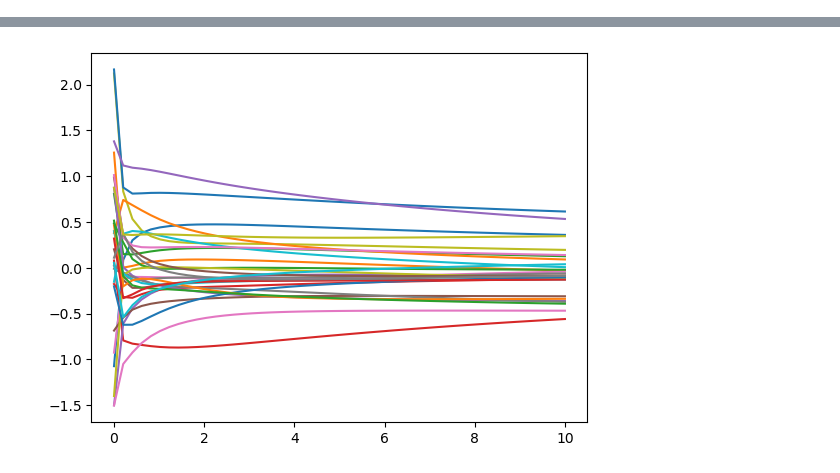
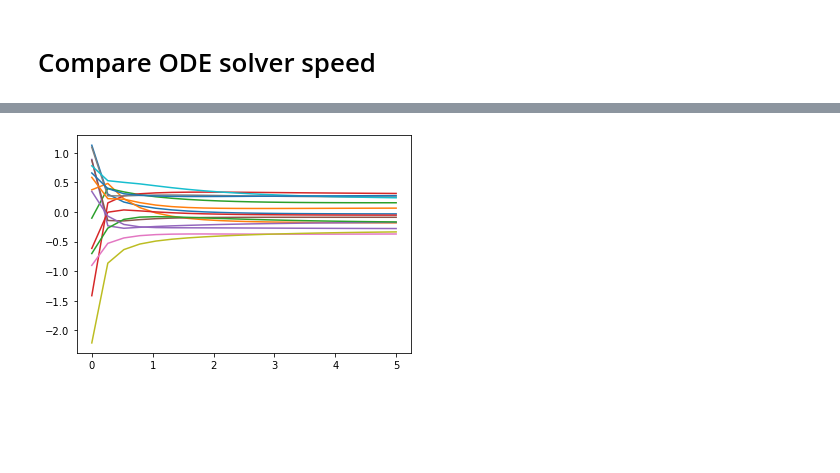
Before and after one commit to JaronThompson/BAMF, a Jupyter notebook: check gradients.ipynb, the cells around one changed output, grey strips where cells are left out. Saved outputs shown, nothing was run; the diff lists cells and outputs as text; code cells hidden in the pictures; blank space fills up the shorter version.

```diff
--- a/check gradients.ipynb
+++ b/check gradients.ipynb
@@ -6,0 +9,14 @@ Notebook to compare auto diff libraries to quickly integrate ODEs and compute gr
+# %%
+# JAX
+import jax
+import jax.numpy as jnp
+
+# random parameters
+dim = 20
+A = np.random.randn(dim, dim)
+A = -(A@A.T)
+b = np.random.randn(dim)/10.
+x = np.random.randn(dim)
+
+# function
+f = lambda x, A, b: A@x + b
@@ -6,0 +41,10 @@ Notebook to compare auto diff libraries to quickly integrate ODEs and compute gr
+# %%
+# PyTorch
+import torch
+import functorch
+
+A = torch.tensor(A, dtype=torch.float32)
+b = torch.tensor(b, dtype=torch.float32)
+x = torch.tensor(x, dtype=torch.float32)
+
+f = lambda x, A, b: A@x + b
@@ -7,3 +69,5 @@ Notebook to compare auto diff libraries to quickly integrate ODEs and compute gr
+# %% [markdown]
+# Compare ODE solver speed
 # %%
 # method 1, JAX
 import jax
@@ -11,25 +75,28 @@ import jax.numpy as jnp
 from jax.experimental.ode import odeint
 # %%
 # dimension of problem
-dim = 30
-
-# define linear differential equation
-def system(x, t, params):
-    A = jnp.reshape(params, [dim, dim])
-    return A@x
+dim = 15
 
 # make a stable system (eigenvalues of A must be negative)
 A = np.random.randn(dim, dim)
 A = -(A@A.T)
+b = np.random.randn(dim)/10.
+params = (A, b)
 
 # random initial conditions
 x0 = np.random.randn(dim)
 
 # time horizon
-t_eval = np.linspace(0, 10)
+t_eval = np.linspace(0, 5, 20)
+
+# define linear differential equation
+def system(x, t, params):
+    A = params[0]
+    b = params[1]
+    return A@x + b
 # %%
 # solve ode
-y = odeint(system, x0, t_eval, A.flatten())
+y = odeint(system, x0, t_eval, params)
 plt.plot(t_eval, y)
 plt.show()
 # %% [output]
@@ -37,4 +103,4 @@ WARNING:absl:No GPU/TPU found, falling back to CPU. (Set TF_CPP_MIN_LOG_LEVEL=0
-[figure, old version]
+[figure, new version]
 # %%
 # define augmented system with forward sensitivity equations where
 # dZ/dt = Jx@Z + Jp
```
Also changed, not shown: parts of 29 cells of this notebook, 7 other files.
